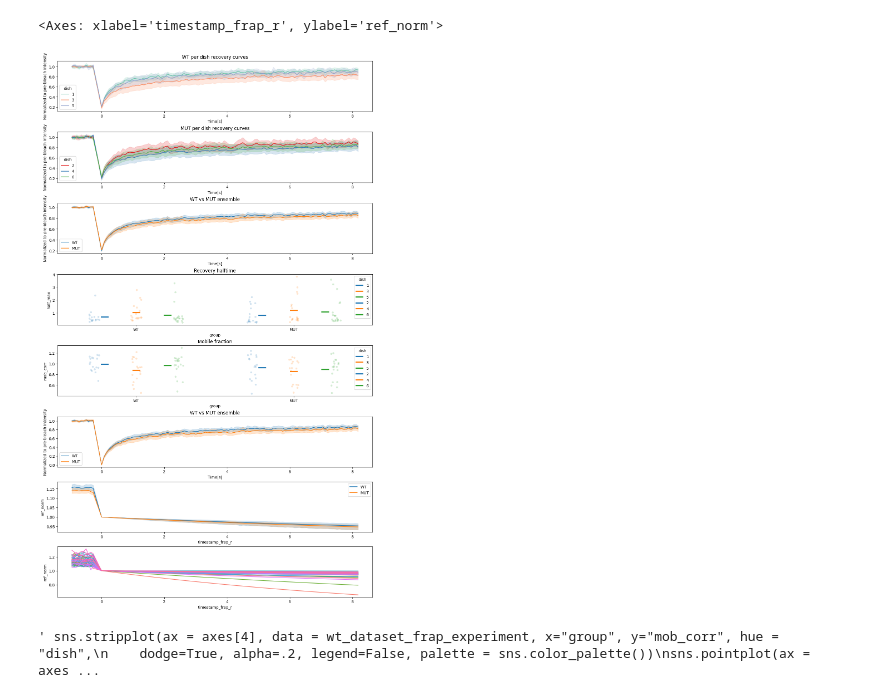
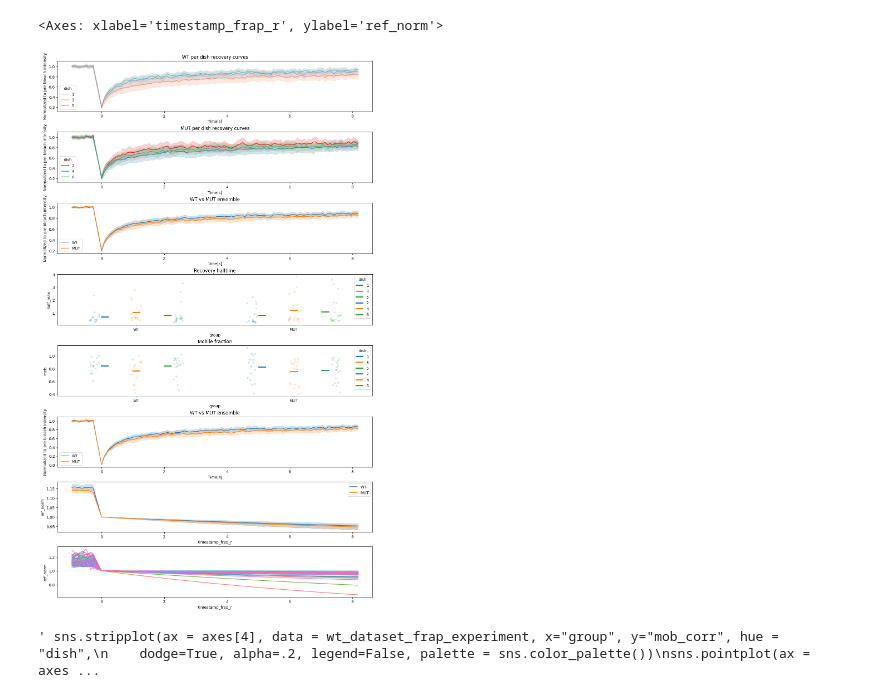
Before and after one commit to amarcosv/FRAP-analysis-younglab, a Jupyter notebook: src/load_plot_results.ipynb, the cells around one changed output. Drawn from its saved outputs; the diff is of its cells as text; code cells hidden in the pictures.

```diff
--- a/src/load_plot_results.ipynb
+++ b/src/load_plot_results.ipynb
@@ -46,38 +46,38 @@ axes[2].set_xlabel('Time[s]')
 axes[2].set_title('WT vs MUT ensemble')
 #axes[2].legend(['WT','Mut'])
 sns.stripplot(ax = axes[3], data = wt_dataset_frap_experiment, x="group", y="half_max", hue = "dish",
     dodge=True, alpha=.2, legend=False, palette = sns.color_palette())
 sns.pointplot(ax = axes[3], data = wt_dataset_frap_experiment, x="group", y="half_max", hue = "dish",
 dodge=.4, linestyle="none", errorbar=None, marker="_", markersize=20, markeredgewidth=3, palette = sns.color_palette())
 sns.stripplot(ax = axes[3], data = mut_dataset_frap_experiment, x="group", y="half_max", hue = "dish",
     dodge=True, alpha=.2, legend=False, palette = sns.color_palette())
 sns.pointplot(ax = axes[3], data = mut_dataset_frap_experiment, x="group", y="half_max", hue = "dish",
 dodge=.4, linestyle="none", errorbar=None, marker="_", markersize=20, markeredgewidth=3, palette = sns.color_palette())
 axes[3].set_title('Recovery halftime')
 #axes[3].set(ylim=( 0,4))
 
-sns.stripplot(ax = axes[4], data = wt_dataset_frap_experiment, x="group", y="mob_corr", hue = "dish",
+sns.stripplot(ax = axes[4], data = wt_dataset_frap_experiment, x="group", y="mob", hue = "dish",
     dodge=True, alpha=.2, legend=False, palette = sns.color_palette())
-sns.pointplot(ax = axes[4], data = wt_dataset_frap_experiment, x="group", y="mob_corr", hue = "dish",
+sns.pointplot(ax = axes[4], data = wt_dataset_frap_experiment, x="group", y="mob", hue = "dish",
 dodge=.4, linestyle="none", errorbar=None, marker="_", markersize=20, markeredgewidth=3, palette = sns.color_palette())
-sns.stripplot(ax = axes[4], data = mut_dataset_frap_experiment, x="group", y="mob_corr", hue = "dish",
+sns.stripplot(ax = axes[4], data = mut_dataset_frap_experiment, x="group", y="mob", hue = "dish",
     dodge=True, alpha=.2, legend=False, palette = sns.color_palette())
-sns.pointplot(ax = axes[4], data = mut_dataset_frap_experiment, x="group", y="mob_corr", hue = "dish",
+sns.pointplot(ax = axes[4], data = mut_dataset_frap_experiment, x="group", y="mob", hue = "dish",
 dodge=.4, linestyle="none", errorbar=None, marker="_", markersize=20, markeredgewidth=3, palette = sns.color_palette())
 axes[4].set_title('Mobile fraction')
 sns.lineplot(ax = axes[5], data =wt_dataset_roiData, x= 'timestamp_frap_r', y = 'frap_fullscale_norm_r', label = 'WT')
 sns.lineplot(ax = axes[5], data =mut_dataset_roiData, x= 'timestamp_frap_r', y = 'frap_fullscale_norm_r', label = 'MUT' )
 axes[5].set_ylabel('Normalized to pre-bleach intensity')
 axes[5].set_xlabel('Time[s]')
 axes[5].set_title('WT vs MUT ensemble')
 #axes[4].set(ylim=( 0,2))
 
 sns.lineplot(ax = axes[6], data =wt_dataset_roiData, x= 'timestamp_frap_r', y = 'ref_norm',   label = 'WT')
 sns.lineplot(ax = axes[6], data =mut_dataset_roiData, x= 'timestamp_frap_r', y = 'ref_norm',   label = 'MUT')
 sns.lineplot(ax = axes[7], data =mut_dataset_roiData, x= 'timestamp_frap_r', y = 'ref_norm',   hue = 'file',legend=False)
 # %% [output]
 <Axes: xlabel='timestamp_frap_r', ylabel='ref_norm'>
-[figure, old version]
+[figure, new version]
 # %%
 from matplotlib.ticker import FormatStrFormatter
 #import matplotlib.gridspec as gridspec
```
Also changed, not shown: 3 other files.
